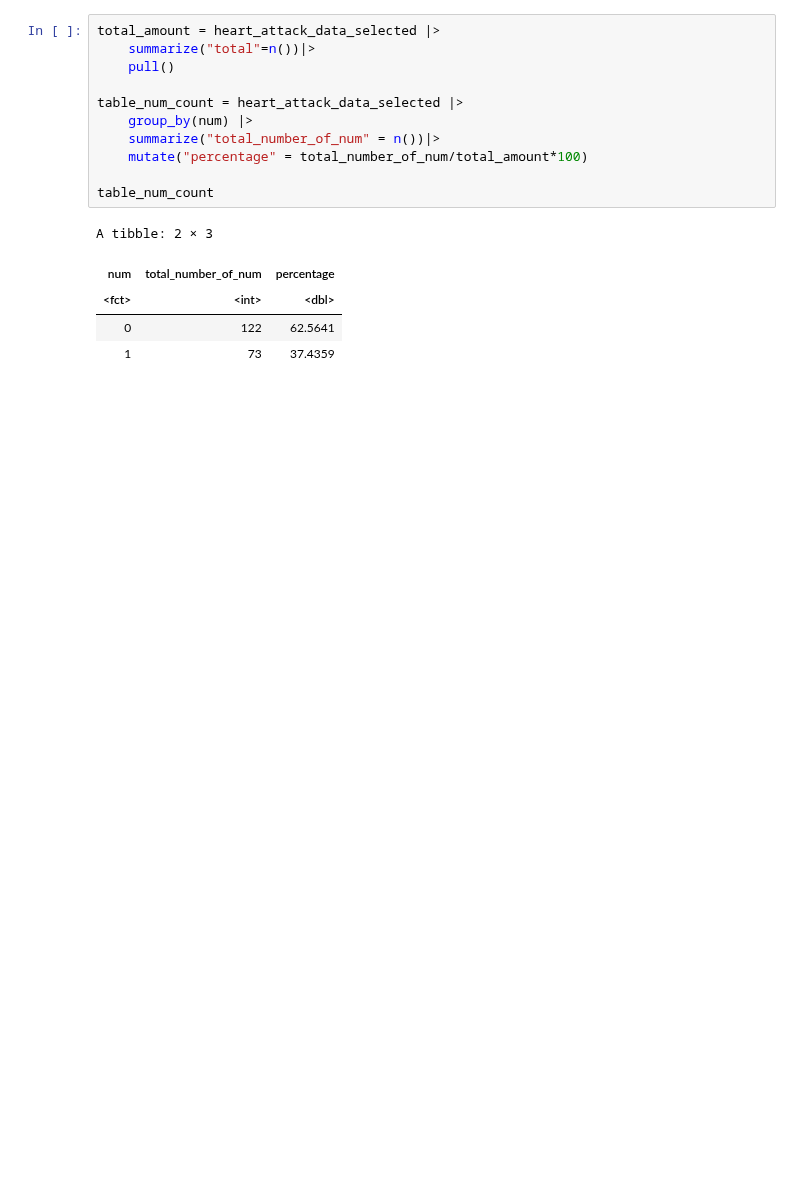
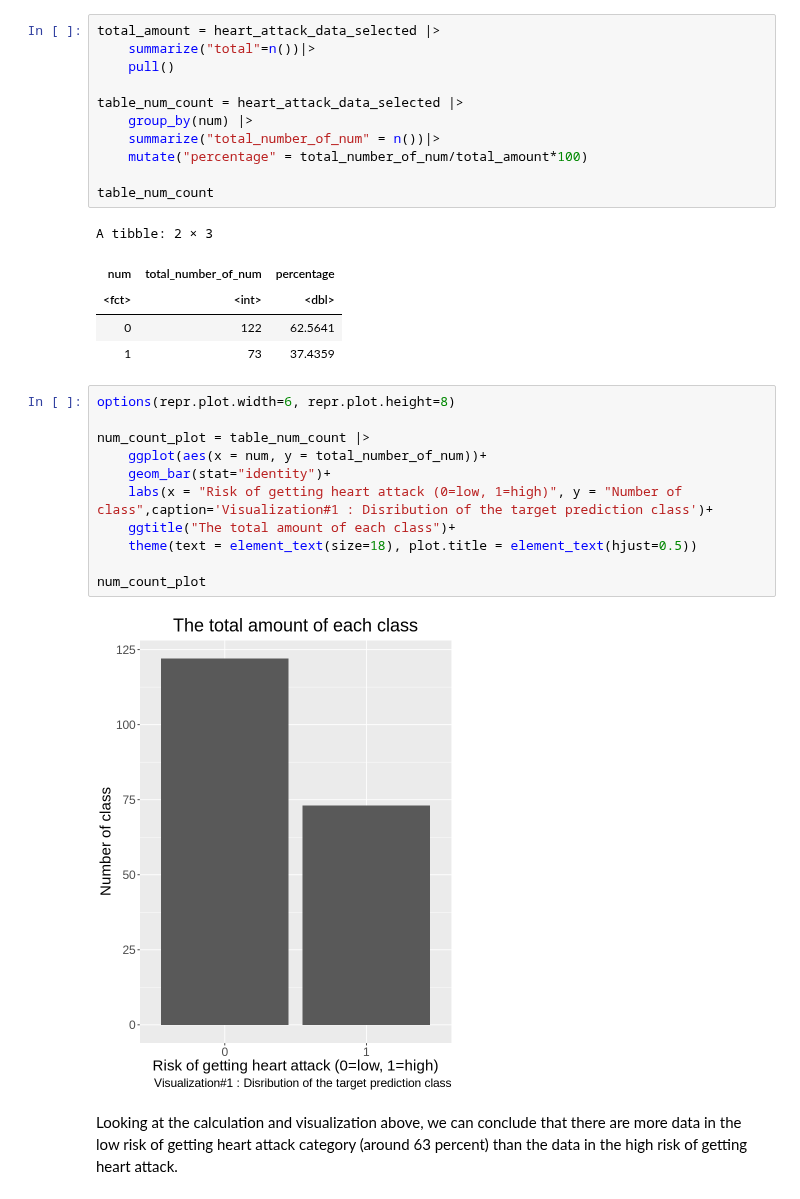
Before and after one commit to RichardAdhika22/heart_attack_prediction_knn, a Jupyter notebook: Group_project_report.ipynb, the cells around one changed output. Drawn from its saved outputs; the diff is of its cells as text; blank space fills up the shorter version.

Commit message:
adding the data summary

```diff
--- a/Group_project_report.ipynb
+++ b/Group_project_report.ipynb
@@ -99,3 +103,18 @@ A tibble: 2 × 3
 | <fct> | <int> | <dbl> |
 | 0 | 122 | 62.5641 |
 | 1 | 73 | 37.4359 |
+# %%
+options(repr.plot.width=6, repr.plot.height=8)
+
+num_count_plot = table_num_count |>
+    ggplot(aes(x = num, y = total_number_of_num))+
+    geom_bar(stat="identity")+
+    labs(x = "Risk of getting heart attack (0=low, 1=high)", y = "Number of class",caption='Visualization#1 : Disribution of the target prediction class')+
+    ggtitle("The total amount of each class")+
+    theme(text = element_text(size=18), plot.title = element_text(hjust=0.5))
+
+num_count_plot
+# %% [output]
+[figure, added]
+# %% [markdown]
+Looking at the calculation and visualization above, we can conclude that there are more data in the low risk of getting heart attack category (around 63 percent) than the data in the high risk of getting heart attack.
```
Also changed, not shown: parts of 10 cells of this notebook.
